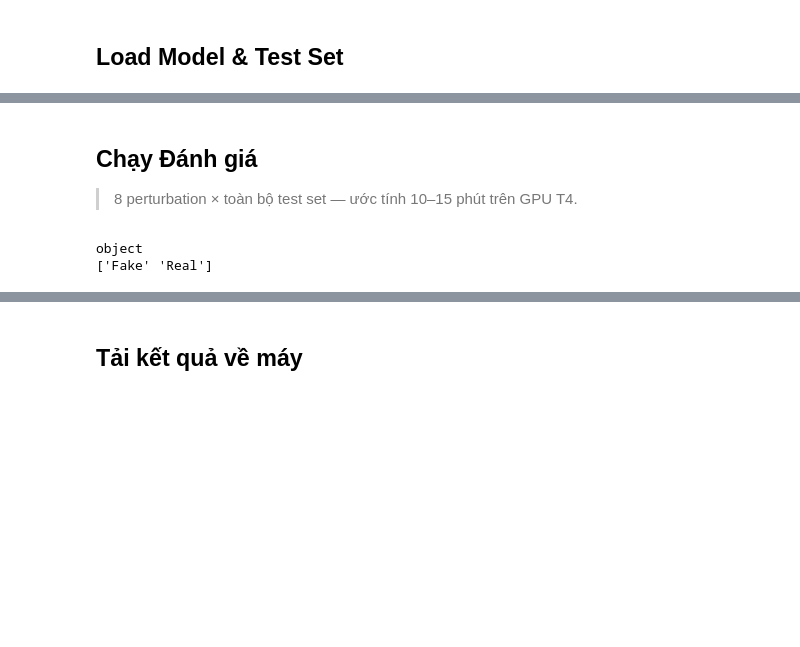
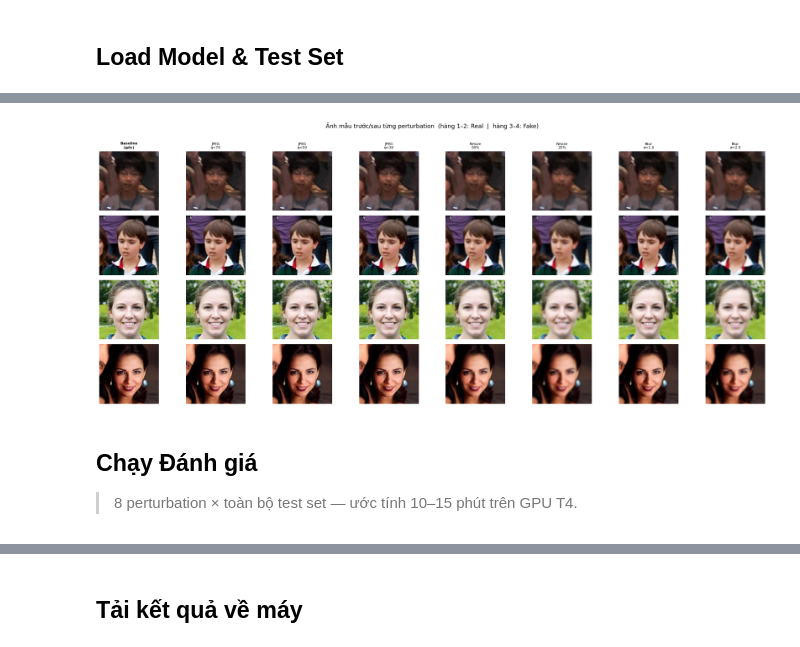
Before and after one commit to UIT-June-2025-Nhom-8/DS200.F21.CN2.BigData, a Jupyter notebook: notebooks/04-robustness-test-kaggle.ipynb, the cells around one changed output, grey strips where cells are left out. Saved outputs shown, nothing was run; the diff lists cells and outputs as text; code cells hidden in the pictures; blank space fills up the shorter version.

```diff
--- a/notebooks/04-robustness-test-kaggle.ipynb
+++ b/notebooks/04-robustness-test-kaggle.ipynb
@@ -228,12 +210,78 @@ print(f"\nFile tồn tại: {os.path.exists(first)}")
+# %%
+# ── Visualization ảnh mẫu trước/sau perturbation ────────
+import io as _io, random as _random
+from IPython.display import Image as IPImage, display as ipy_display
+
+N_SAMPLES = 2  # số mẫu mỗi lớp
+
+_random.seed(42)
+_real_paths = _random.sample(
+    test_df[test_df["label"] == 0]["image_path"].tolist(), N_SAMPLES
+)
+_fake_paths = _random.sample(
+    test_df[test_df["label"] == 1]["image_path"].tolist(), N_SAMPLES
+)
+
+_perturb_order = ["baseline", "jpeg_q70", "jpeg_q50", "jpeg_q30",
+                  "resize_50", "resize_25", "blur_s1", "blur_s2"]
+_col_labels = {
+    "baseline":  "Baseline\n(gốc)",
+    "jpeg_q70":  "JPEG\nq=70",
+    "jpeg_q50":  "JPEG\nq=50",
+    "jpeg_q30":  "JPEG\nq=30",
+    "resize_50": "Resize\n50%",
+    "resize_25": "Resize\n25%",
+    "blur_s1":   "Blur\nσ=1.0",
+    "blur_s2":   "Blur\nσ=2.0",
+}
+
+# 5 Real + 5 Fake → 10 hàng × 8 cột
+all_samples = [("Real", p) for p in _real_paths] + [("Fake", p) for p in _fake_paths]
+n_rows = len(all_samples)
+
+fig, axes = plt.subplots(n_rows, 8, figsize=(22, n_rows * 2.2))
+for row_idx, (row_label, path) in enumerate(all_samples):
+    try:
+        img = Image.open(path).convert("RGB")
+    except Exception:
+        img = Image.fromarray(np.zeros((224, 224, 3), dtype=np.uint8))
+    for col_idx, name in enumerate(_perturb_order):
+        perturbed = PERTURBATIONS[name](img.copy())
+        ax = axes[row_idx][col_idx]
+        ax.imshow(perturbed)
+        ax.axis("off")
+        # Tiêu đề cột chỉ ở hàng đầu tiên
+        if row_idx == 0:
+            ax.set_title(_col_labels[name], fontsize=8,
+                         fontweight="bold" if name == "baseline" else "normal")
+        # Nhãn hàng ở cột đầu tiên
+        if col_idx == 0:
+            sample_num = (row_idx % N_SAMPLES) + 1
+            ax.set_ylabel(f"{row_label} {sample_num}", fontsize=9,
+                          fontweight="bold", rotation=0, labelpad=42, va="center")
+    # Đường kẻ ngăn cách Real / Fake
+    if row_idx == N_SAMPLES - 1:
+        for col_idx in range(8):
+            axes[row_idx][col_idx].spines["bottom"].set_visible(True)
+            axes[row_idx][col_idx].spines["bottom"].set_linewidth(1.5)
+            axes[row_idx][col_idx].spines["bottom"].set_color("#888")
+
+fig.suptitle(
+    f"Ảnh mẫu trước/sau từng perturbation  "
+    f"(hàng 1–{N_SAMPLES}: Real  |  hàng {N_SAMPLES+1}–{2*N_SAMPLES}: Fake)",
+    fontsize=13, y=1.01
+)
+plt.tight_layout()
+buf = _io.BytesIO()
+fig.savefig(buf, format="png", dpi=100, bbox_inches="tight")
+buf.seek(0)
+plt.close(fig)
+ipy_display(IPImage(data=buf.getvalue()))
+# %% [output]
+[figure, added]
 # %% [markdown]
 ## Chạy Đánh giá
 
 > 8 perturbation × toàn bộ test set — ước tính 10–15 phút trên GPU T4.
-# %%
-print(test_df["label"].dtype)
-print(test_df["label"].unique())
-# %% [output]
-object
-['Fake' 'Real']
 # %%
 # ── Chạy đánh giá 8 perturbation ──────────────────────
```
Also changed, not shown: parts of 16 cells of this notebook, 20 other files.
